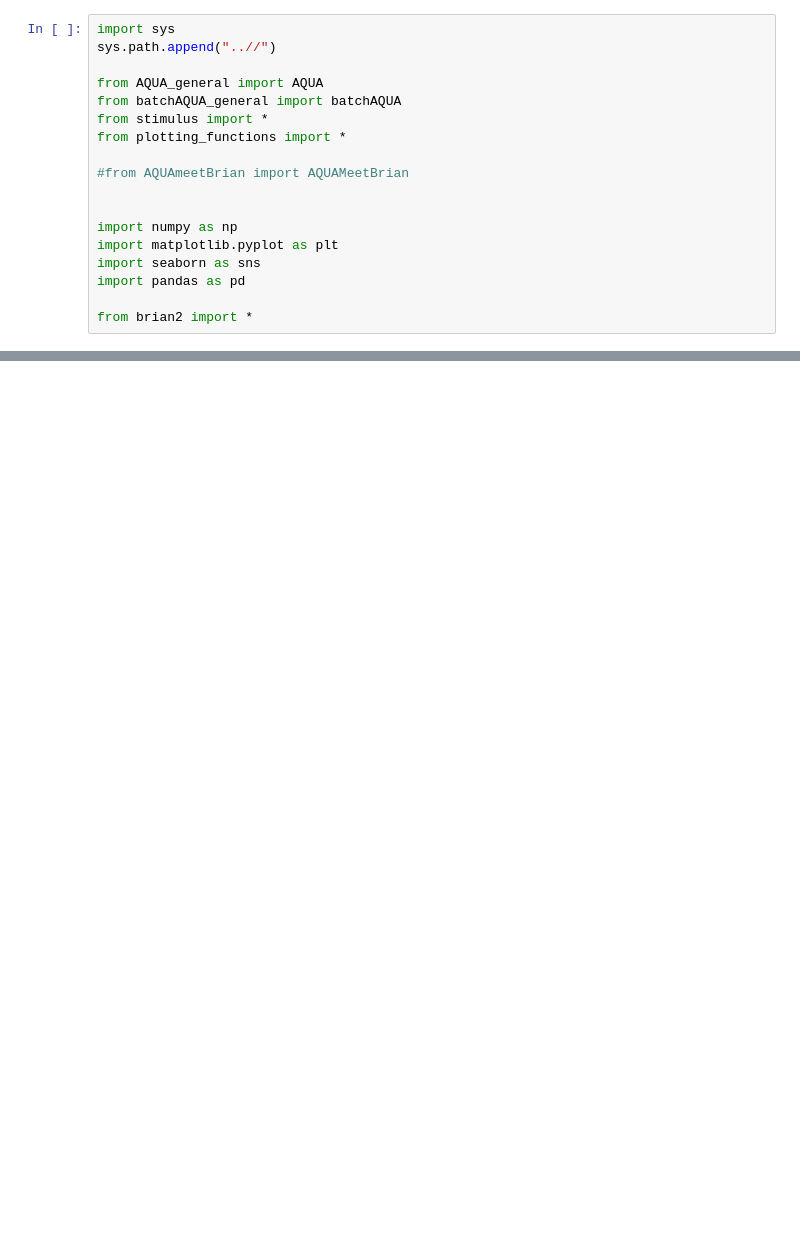
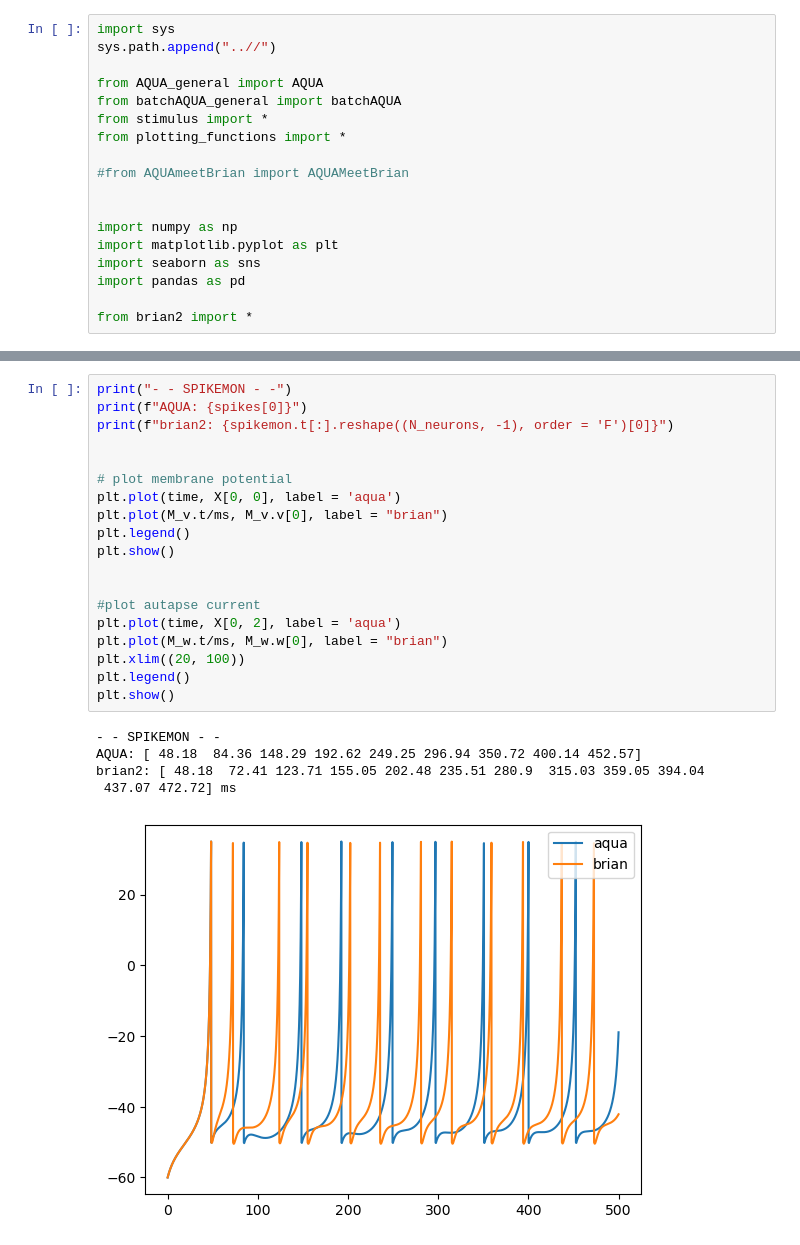
Before and after one commit to liammcs10/AQUA_project, a Jupyter notebook: brian2/testing_brian.ipynb, the cells around one changed output, grey strips where cells are left out. Saved outputs shown, nothing was run; the diff lists cells and outputs as text; blank space fills up the shorter version.

Commit message:
Aligning brian2 and AQUA simulations to produce the same or similar outputs

```diff
--- a/brian2/testing_brian.ipynb
+++ b/brian2/testing_brian.ipynb
@@ -89,0 +106,25 @@ Brian spikes
+# %%
+print("- - SPIKEMON - -")
+print(f"AQUA: {spikes[0]}")
+print(f"brian2: {spikemon.t[:].reshape((N_neurons, -1), order = 'F')[0]}")
+
+
+# plot membrane potential
+plt.plot(time, X[0, 0], label = 'aqua')
+plt.plot(M_v.t/ms, M_v.v[0], label = "brian")
+plt.legend()
+plt.show()
+
+
+#plot autapse current
+plt.plot(time, X[0, 2], label = 'aqua')
+plt.plot(M_w.t/ms, M_w.w[0], label = "brian")
+plt.xlim((20, 100))
+plt.legend()
+plt.show()
+# %% [output]
+- - SPIKEMON - -
+AQUA: [ 48.18  84.36 148.29 192.62 249.25 296.94 350.72 400.14 452.57]
+brian2: [ 48.18  72.41 123.71 155.05 202.48 235.51 280.9  315.03 359.05 394.04
+ 437.07 472.72] ms
+[figure, added]
```
Also changed, not shown: parts of 2 cells of this notebook.
